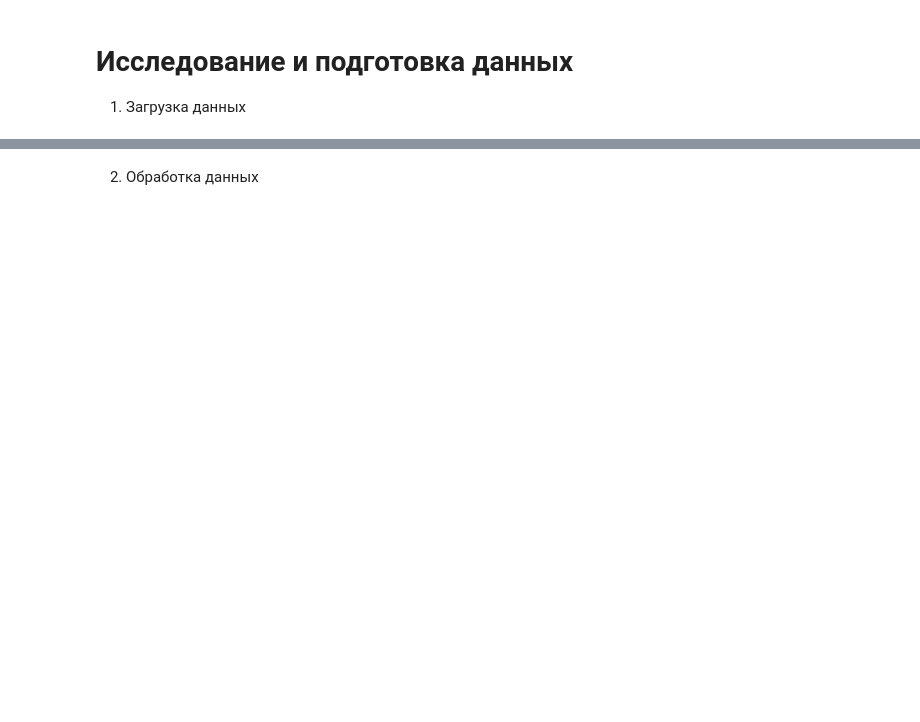
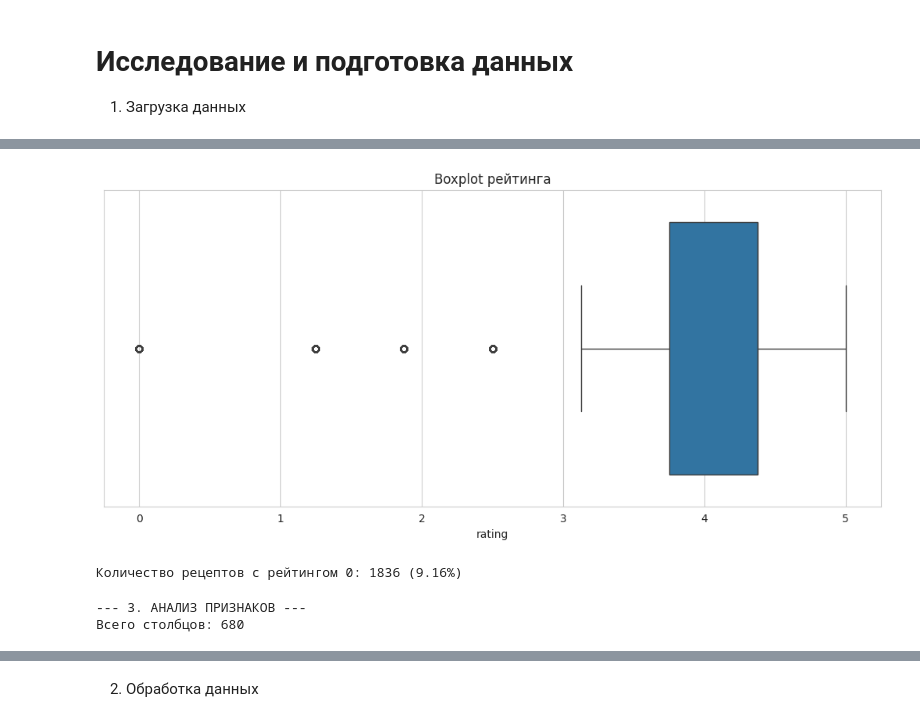
Before and after one commit to gordyay/food-nutrition-module, a Jupyter notebook: src/werewolf/recipes.ipynb, the cells around one changed output, grey strips where cells are left out. Saved outputs shown, nothing was run; the diff lists cells and outputs as text; code cells hidden in the pictures; blank space fills up the shorter version.

```diff
--- a/src/werewolf/recipes.ipynb
+++ b/src/werewolf/recipes.ipynb
@@ -57,0 +121,22 @@ Name: rating, dtype: float64
+# %%
+plt.figure(figsize=(10.25, 5))
+sns.boxplot(x=df['rating'])
+plt.title('Boxplot рейтинга')
+plt.tight_layout()
+plt.show()
+# %% [output]
+[figure, added]
+# %%
+rating_zero_count = (df['rating'] == 0).sum()
+print(f"\nКоличество рецептов с рейтингом 0: {rating_zero_count} ({(rating_zero_count / len(df) * 100):.2f}%)")
+# Возможно, рейтинг 0 означает "не оценено" или ошибку. Это требует внимания.
+# %% [output]
+Количество рецептов с рейтингом 0: 1836 (9.16%)
+# %%
+# --- 3. Анализ признаков (Предполагаемые ингредиенты и другие столбцы) ---
+print("\n--- 3. АНАЛИЗ ПРИЗНАКОВ ---")
+all_columns = df.columns.tolist()
+print(f"Всего столбцов: {len(all_columns)}")
+# %% [output]
+--- 3. АНАЛИЗ ПРИЗНАКОВ ---
+Всего столбцов: 680
```
Also changed, not shown: parts of 56 cells of this notebook, 4 other files.
